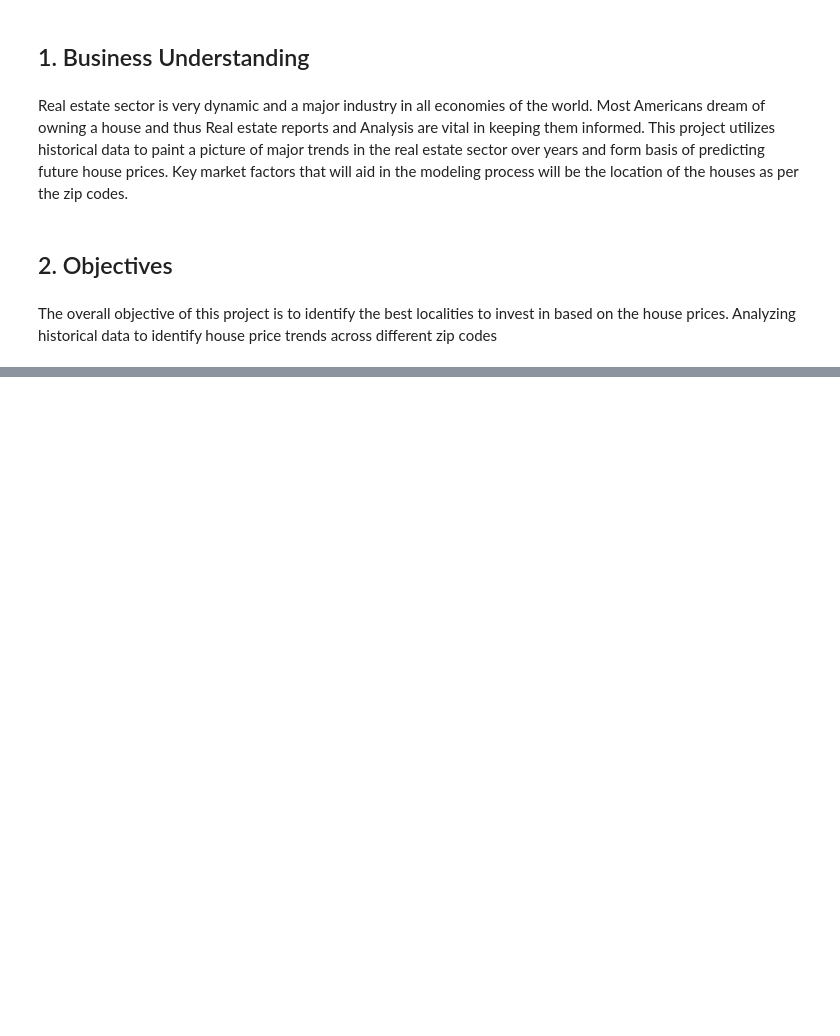
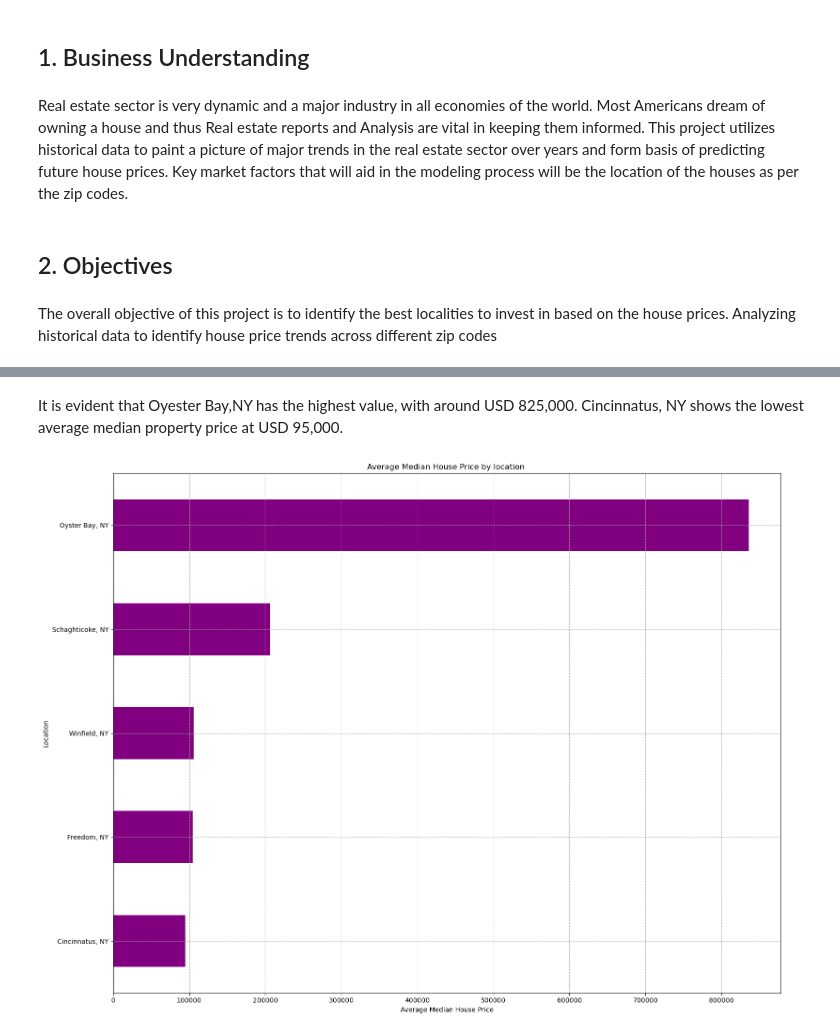
Before and after one commit to Nelsonkim44/Phase-4-Project, a Jupyter notebook: Phase 4 Project.ipynb, the cells around one changed output, grey strips where cells are left out. Cells and saved outputs as stored; diff of their text form; code cells hidden in the pictures; blank space fills up the shorter version.

```diff
--- a/Phase 4 Project.ipynb
+++ b/Phase 4 Project.ipynb
@@ -713,0 +300,23 @@ From the above observations, all other Zipnames contain non-stationarity except
+# %% [markdown]
+It is evident that Oyester Bay,NY has the highest value, with around USD 825,000. Cincinnatus, NY shows the lowest average median property price at USD 95,000.
+# %%
+# Select the top 5 locations
+top5_locations = RN_best5['location'].value_counts().nlargest(5).index
+
+# Filter the data for the top 5 locations
+filtered_data = RN_best5[RN_best5['location'].isin(top5_locations)]
+
+# Calculate the average median house price for April 2018 for the top 5 locations
+locationprice = filtered_data.groupby('location')['2018-04'].mean().sort_values()
+
+# Plotting the average median house price by state for April 2018
+plt.figure(figsize=(16, 12))
+locationprice.plot(kind='barh', color='purple')
+plt.title('Average Median House Price by location ')
+plt.xlabel('Average Median House Price')
+plt.ylabel('Location')
+plt.grid(True, which="both", ls="--", c='0.65')
+plt.tight_layout()
+plt.show()
+# %% [output]
+[figure, added]
```
Also changed, not shown: parts of 111 cells of this notebook.
